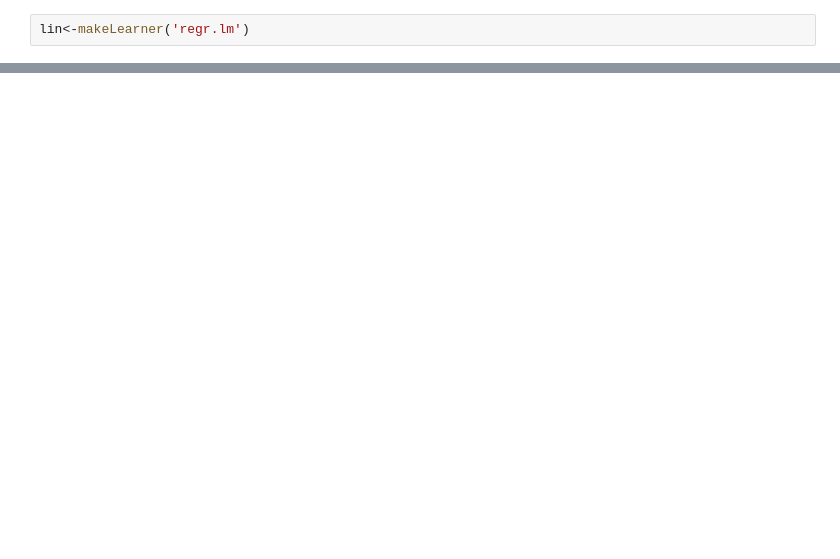
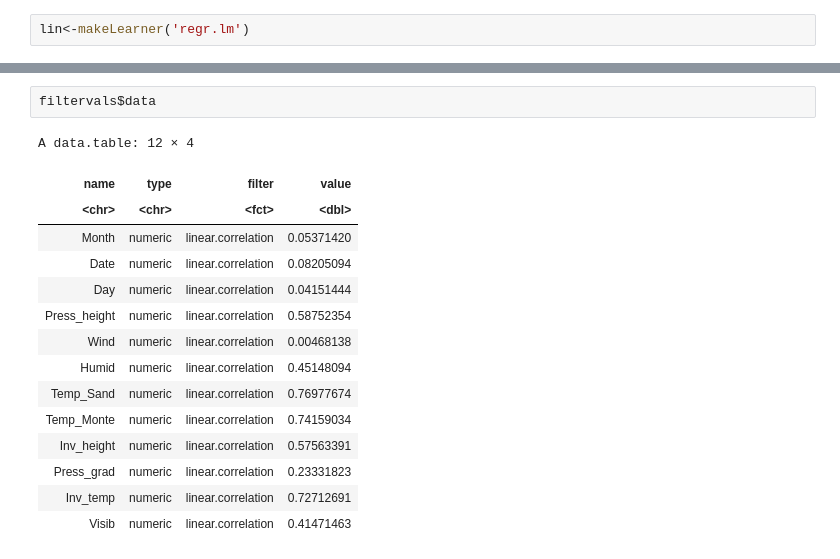
Before and after one commit to alejandro-armenta/r_machine_learning, a Jupyter notebook: lr.ipynb, the cells around one changed output, grey strips where cells are left out. Drawn from its saved outputs; the diff is of its cells as text; blank space fills up the shorter version.

```diff
--- a/lr.ipynb
+++ b/lr.ipynb
@@ -319,0 +329,18 @@ lin<-makeLearner('regr.lm')
+# %%
+filtervals$data
+# %% [output]
+A data.table: 12 × 4
+| name | type | filter | value |
+| <chr> | <chr> | <fct> | <dbl> |
+| Month | numeric | linear.correlation | 0.05371420 |
+| Date | numeric | linear.correlation | 0.08205094 |
+| Day | numeric | linear.correlation | 0.04151444 |
+| Press_height | numeric | linear.correlation | 0.58752354 |
+| Wind | numeric | linear.correlation | 0.00468138 |
+| Humid | numeric | linear.correlation | 0.45148094 |
+| Temp_Sand | numeric | linear.correlation | 0.76977674 |
+| Temp_Monte | numeric | linear.correlation | 0.74159034 |
+| Inv_height | numeric | linear.correlation | 0.57563391 |
+| Press_grad | numeric | linear.correlation | 0.23331823 |
+| Inv_temp | numeric | linear.correlation | 0.72712691 |
+| Visib | numeric | linear.correlation | 0.41471463 |
```
Also changed, not shown: parts of 49 cells of this notebook, 2 other files.
